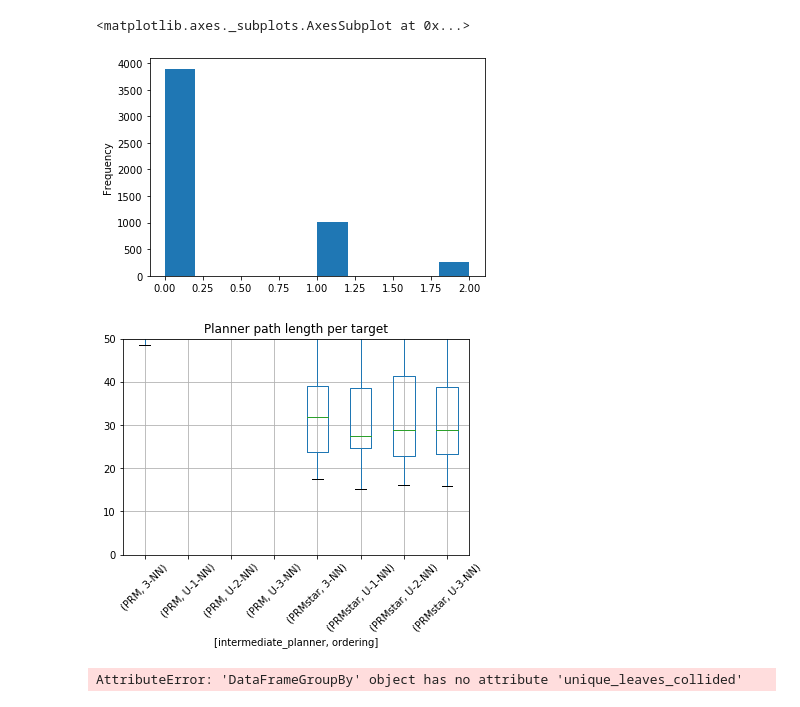
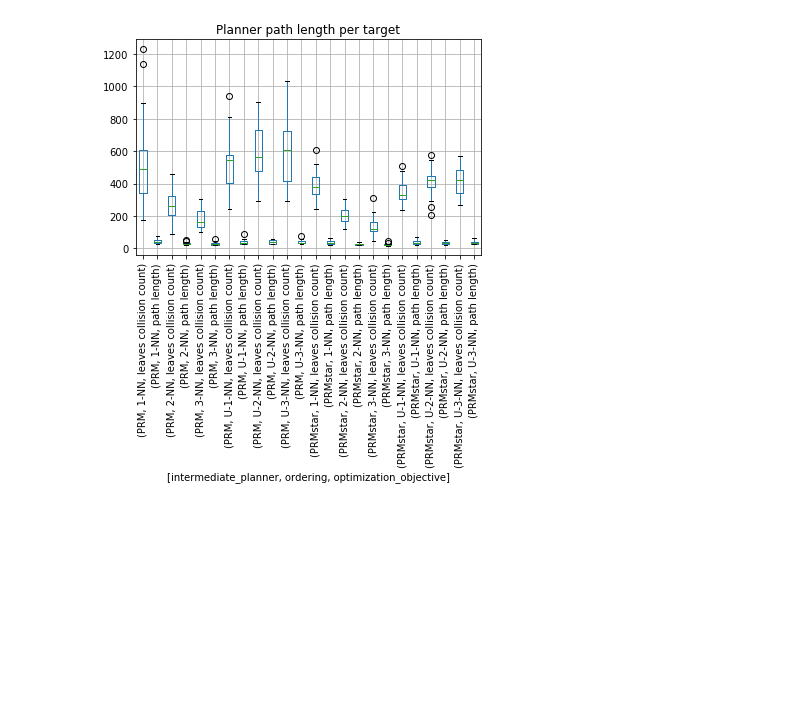
Before and after one commit to werner291/Multigoal-Orchard-Drone-Planning-Library, a Jupyter notebook: analysis/Performance Analysis.ipynb, the cells around one changed output. Drawn from its saved outputs; the diff is of its cells as text; code cells hidden in the pictures; blank space fills up the shorter version.

```diff
--- a/analysis/Performance Analysis.ipynb
+++ b/analysis/Performance Analysis.ipynb
@@ -33,40 +33,33 @@ data_df.drop(data_df[data_df.ptp_idx == 0].index)
 
 del data_df['apple']
 del apples_xyz
-# %%
-data_df['ith-nn'].plot.hist()
-# %% [output]
-<matplotlib.axes._subplots.AxesSubplot at 0x...>
-[figure, removed]
 # %%
 data_df[(data_df.solved) & (data_df.ptp_idx != 0)]\
-    .groupby(['intermediate_planner', 'ordering', 'run_idx'])\
+    .groupby(['intermediate_planner', 'ordering', 'optimization_objective', 'run_idx'])\
     .path_length\
     .mean()\
     .to_frame()\
-    .boxplot(by=['intermediate_planner','ordering'], rot=45)
+    .boxplot(by=['intermediate_planner','ordering', 'optimization_objective'], rot=90)
 
 plt.title('Planner path length per target')
 plt.suptitle('')
 plt.savefig('path_length_per_target.png')
-plt.ylim(0,50)
+# plt.ylim(0,600)
 plt.show()
 # %% [output]
-[figure, old version]
+[figure, new version]
 # %%
-data_df[(data_df.solved) & (data_df.ptp_idx != 0)]\
-    .groupby(['intermediate_planner', 'ordering', 'run_idx'])\
-    .unique_leaves_collided\
-    .mean()\
-    .to_frame()\
-    .boxplot(by=['intermediate_planner','ordering'], rot=45)
+# data_df[(data_df.solved) & (data_df.ptp_idx != 0)]\
+#     .groupby(['intermediate_planner', 'ordering', 'run_idx'])\
+#     .unique_leaves_collided\
+#     .mean()\
+#     .to_frame()\
+#     .boxplot(by=['intermediate_planner','ordering'], rot=45)
 
-plt.title('Unique leaves hit per run')
-plt.suptitle('')
-plt.savefig('leaves_hit_per_target.png')
-plt.show()
+# plt.title('Unique leaves hit per run')
+# plt.suptitle('')
+# plt.savefig('leaves_hit_per_target.png')
+# plt.show()
-# %% [output]
-AttributeError: 'DataFrameGroupBy' object has no attribute 'unique_leaves_collided'
 # %%
 by_run = data_df[(data_df.solved) & (data_df.ptp_idx != 0)].groupby(['intermediate_planner', 'ordering', 'run_idx']).first()
 (by_run.unique_leaves_collided / by_run.apples).reset_index(['intermediate_planner', 'ordering']).boxplot(by=['intermediate_planner','ordering'], rot=45)
```
Also changed, not shown: parts of 1 cell of this notebook, 7 other files.
